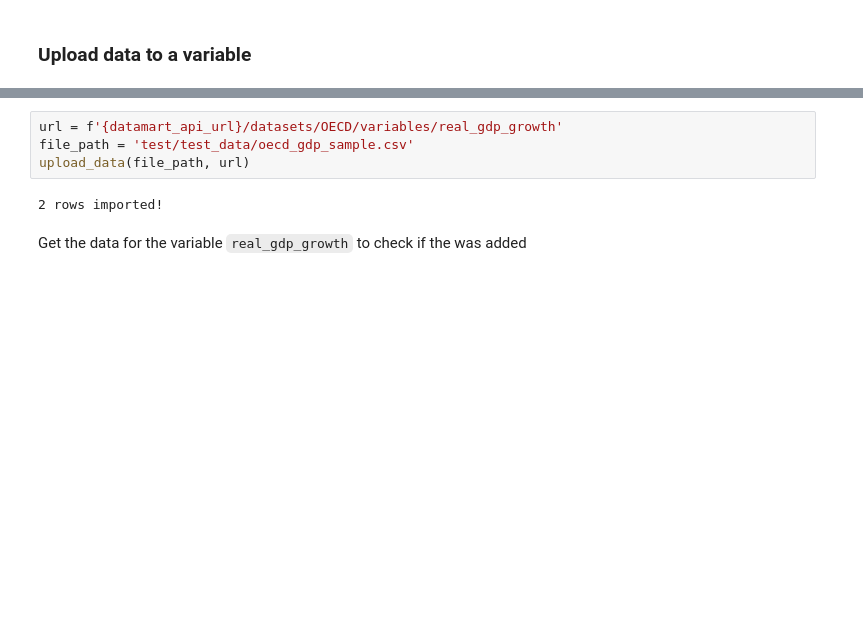
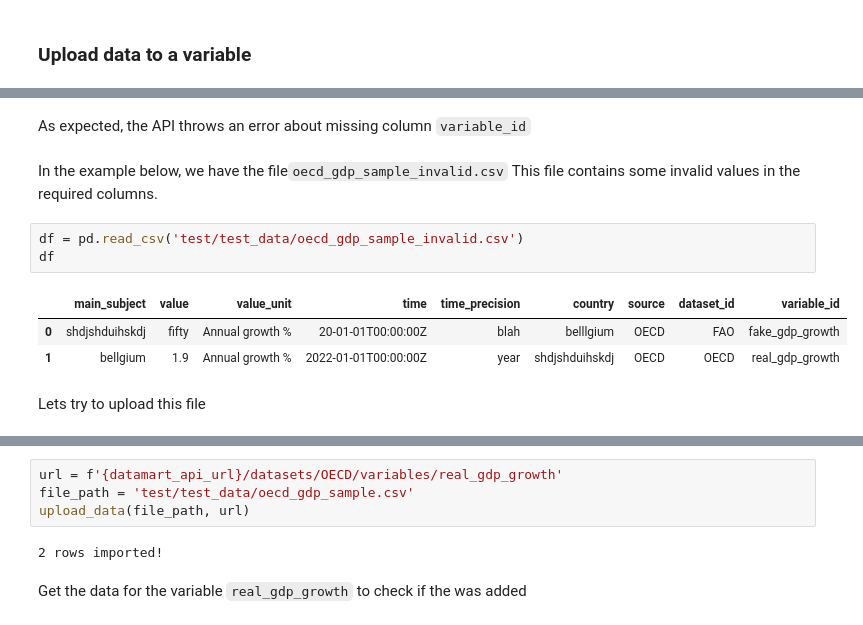
Before and after one commit to usc-isi-i2/datamart-api, a Jupyter notebook: Datamart Data API Demo.ipynb, the cells around one changed output, grey strips where cells are left out. Cells and saved outputs as stored; diff of their text form; blank space fills up the shorter version.

Commit message:
add examples of invalid files

```diff
--- a/Datamart Data API Demo.ipynb
+++ b/Datamart Data API Demo.ipynb
@@ -281,0 +336,14 @@ Lets upload some data to the dataset: OECD and the variable real_gdp_growth. We
+# %% [markdown]
+As expected, the API throws an error about missing column `variable_id`
+# %% [markdown]
+In the example below, we have the file`oecd_gdp_sample_invalid.csv`
+This file contains some invalid values in the required columns.
+# %%
+df = pd.read_csv('test/test_data/oecd_gdp_sample_invalid.csv')
+df
+# %% [output]
+|  | main_subject | value | value_unit | time | time_precision | country | source | dataset_id | variable_id |
+| 0 | shdjshduihskdj | fifty | Annual growth % | 20-01-01T00:00:00Z | blah | belllgium | OECD | FAO | fake_gdp_growth |
+| 1 | bellgium | 1.9 | Annual growth % | 2022-01-01T00:00:00Z | year | shdjshduihskdj | OECD | OECD | real_gdp_growth |
+# %% [markdown]
+Lets try to upload this file
```
Also changed, not shown: parts of 19 cells of this notebook, 1 other file.
